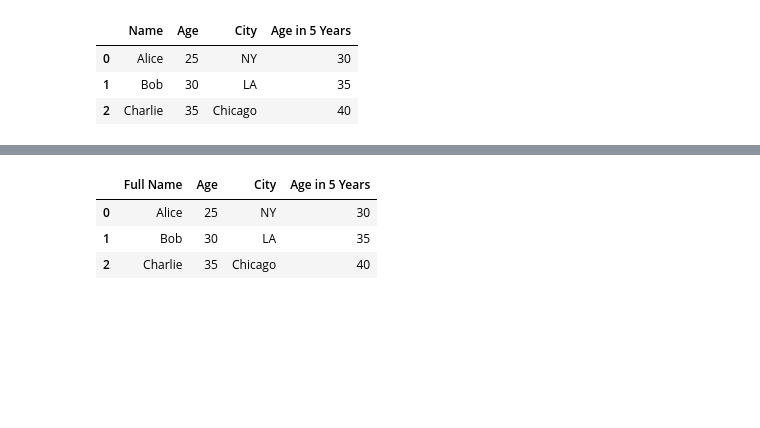
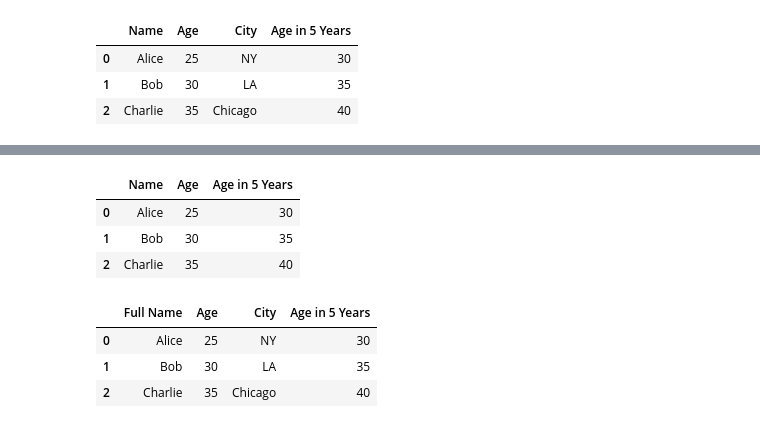
Before and after one commit to paddington-L831/Intro-to-Data-Analystics1, a Jupyter notebook: 03-A-Preview-of-Data-Science-Tools/01-Preview-of-Data-Science-Tools.ipynb, the cells around one changed output, grey strips where cells are left out. Drawn from its saved outputs; the diff is of its cells as text; code cells hidden in the pictures; blank space fills up the shorter version.

```diff
--- a/03-A-Preview-of-Data-Science-Tools/01-Preview-of-Data-Science-Tools.ipynb
+++ b/03-A-Preview-of-Data-Science-Tools/01-Preview-of-Data-Science-Tools.ipynb
@@ -402,3 +463,11 @@ no_city = df.drop("City", axis=1)
+# %%
+df2.drop("City", axis=1, inplace=True)
+df2
+# %% [output]
+|  | Name | Age | Age in 5 Years |
+| 0 | Alice | 25 | 30 |
+| 1 | Bob | 30 | 35 |
+| 2 | Charlie | 35 | 40 |
 # %%
 # Sorting
 sorted_df = df.sort_values("Age", ascending=False)
```
Also changed, not shown: parts of 29 cells of this notebook.
